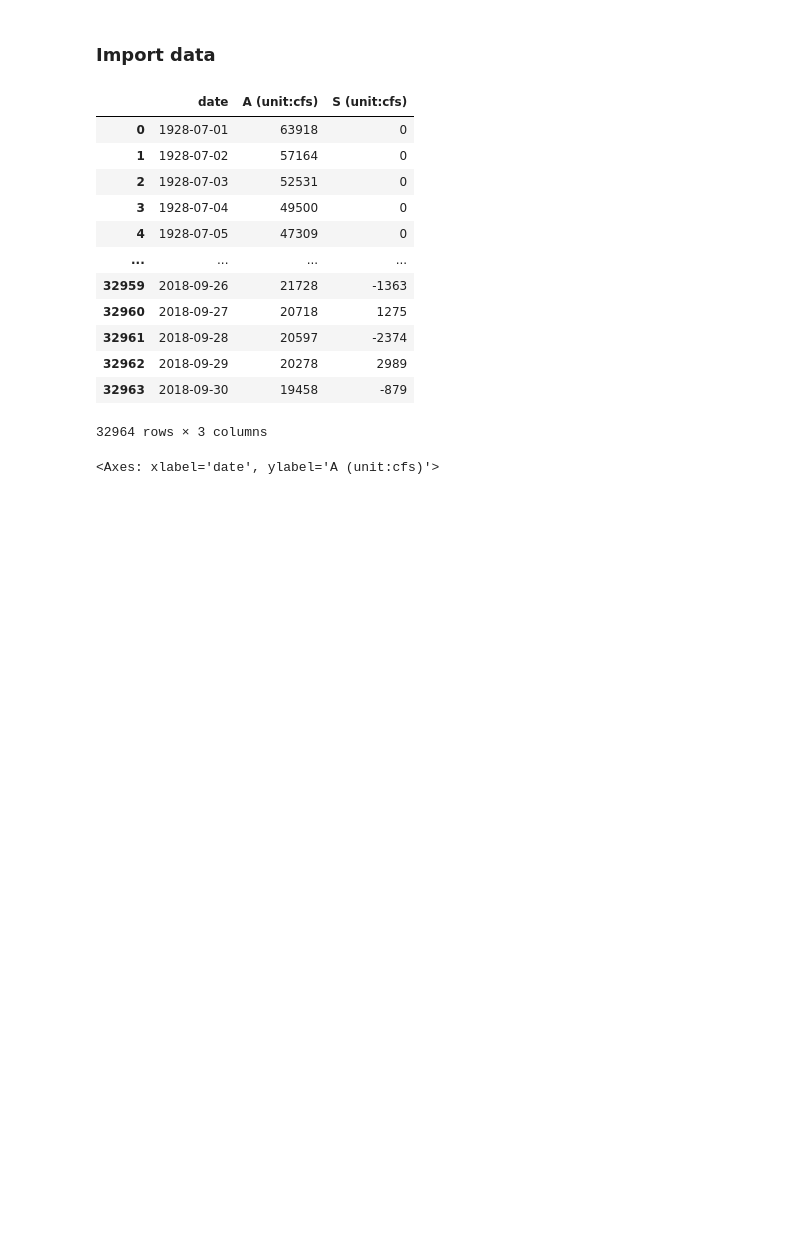
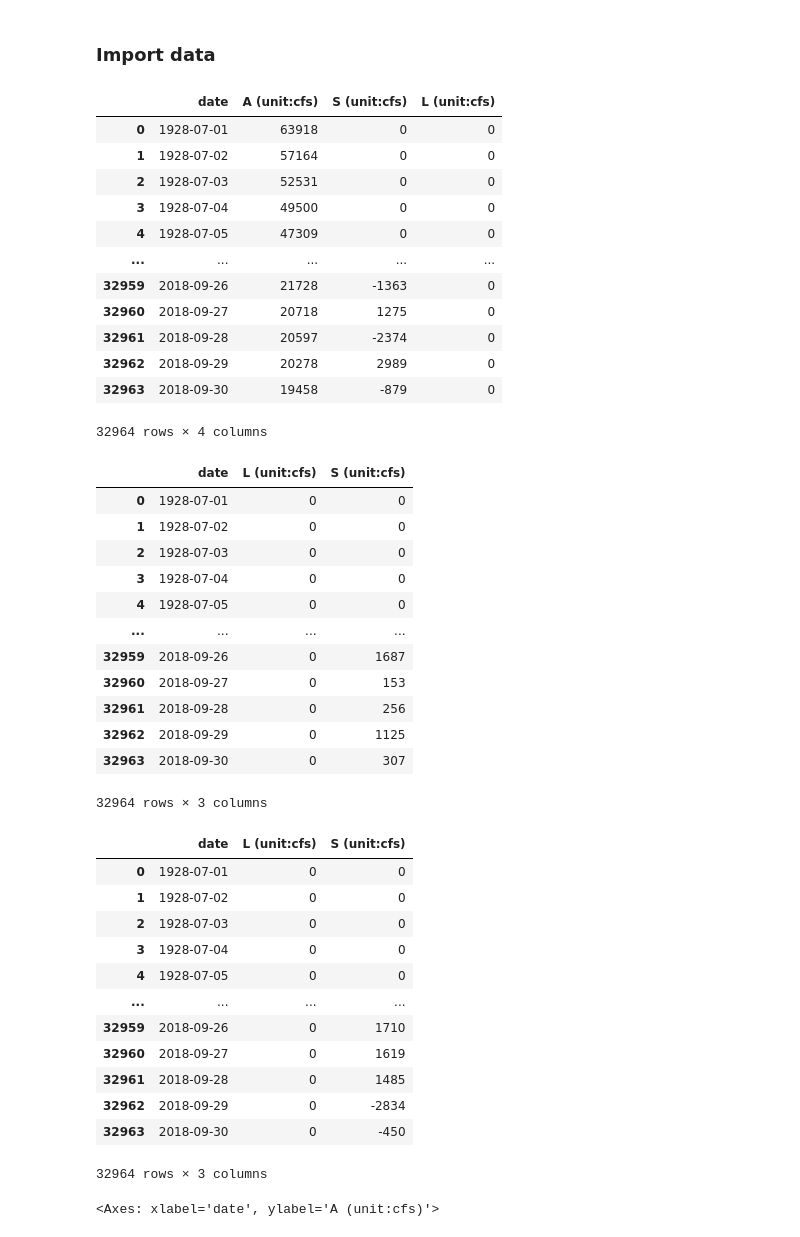
Before and after one commit to clairewang23/columbia_river_model, a Jupyter notebook: Model for Reservoir 3.ipynb, the cells around one changed output. Drawn from its saved outputs; the diff is of its cells as text; code cells hidden in the pictures; blank space fills up the shorter version.

Commit message:
worked on units

```diff
--- a/Model for Reservoir 3.ipynb
+++ b/Model for Reservoir 3.ipynb
@@ -15,47 +15,85 @@ from datetime import datetime
 # %%
 # import Lower Granite data
 
 #note that some of the tributary data has negative valuse that we should probably remove somwehere in this cell
 
-
 lower_granite_inflow = pd.read_csv('lowergraniteinflow.csv')
 lower_granite_storage = pd.read_csv('lowergranitestorage.csv')
+
+#no lower granite trib data
+lower_granite_trib = lower_granite_storage.drop('S (unit:cfs)', axis=1)
+lower_granite_trib['L (unit:cfs)'] = lower_granite_storage['S (unit:cfs)'].clip(lower=0, upper=0)
 lower_granite_data = lower_granite_inflow.merge(lower_granite_storage, how='inner', on=['date'])
+lower_granite_data = lower_granite_data.merge(lower_granite_trib, how='inner', on=['date'])
 lower_granite_data['date'] = pd.to_datetime(lower_granite_data['date'])
+display(lower_granite_data)
 
 # import Little Goose data
 little_goose_storage = pd.read_csv('littlegoosestorage.csv')
+
 #NO TRIB DATA FOR LITTLE GOOSE
-little_goose_data = little_goose_storage
+little_goose_trib = little_goose_storage.drop('S (unit:cfs)', axis=1)
+little_goose_trib['L (unit:cfs)'] = little_goose_storage['S (unit:cfs)'].clip(lower=0, upper=0)
+
+little_goose_data = little_goose_trib.merge(little_goose_storage, how='inner', on=['date'])
 little_goose_data['date'] = pd.to_datetime(little_goose_data['date'])
+display(little_goose_data)
 
 # import Lower Monumental data
 lower_monumental_storage = pd.read_csv('lowermonumentalstorage.csv')
 lower_monumental_trib = pd.read_csv('lowermontrib.csv')
+lower_monumental_trib['L (unit:cfs)'] = lower_monumental_trib['L (unit:cfs)'].clip(lower=0)
 lower_monumental_data = lower_monumental_trib.merge(lower_monumental_storage, how='inner', on=['date'])
 lower_monumental_data['date'] = pd.to_datetime(lower_monumental_data['date'])
 
 # import Ice Harbor data
 ice_harbor_storage = pd.read_csv('iceharborstorage.csv')
 ice_harbor_trib = pd.read_csv('iceharbortrib.csv')
+ice_harbor_trib['L (unit:cfs)'] = ice_harbor_trib['L (unit:cfs)'].clip(lower=0)
 ice_harbor_data = ice_harbor_trib.merge(ice_harbor_storage, how='inner', on=['date'])
 ice_harbor_data['date'] = pd.to_datetime(ice_harbor_data['date'])
 
-display(lower_granite_data)
+display(ice_harbor_data)
 # %% [output]
-|  | date | A (unit:cfs) | S (unit:cfs) |
-| 0 | 1928-07-01 | 63918 | 0 |
-| 1 | 1928-07-02 | 57164 | 0 |
-| 2 | 1928-07-03 | 52531 | 0 |
-| 3 | 1928-07-04 | 49500 | 0 |
-| 4 | 1928-07-05 | 47309 | 0 |
-| ... | ... | ... | ... |
-| 32959 | 2018-09-26 | 21728 | -1363 |
-| 32960 | 2018-09-27 | 20718 | 1275 |
-| 32961 | 2018-09-28 | 20597 | -2374 |
-| 32962 | 2018-09-29 | 20278 | 2989 |
-| 32963 | 2018-09-30 | 19458 | -879 |
+|  | date | A (unit:cfs) | S (unit:cfs) | L (unit:cfs) |
+| 0 | 1928-07-01 | 63918 | 0 | 0 |
+| 1 | 1928-07-02 | 57164 | 0 | 0 |
+| 2 | 1928-07-03 | 52531 | 0 | 0 |
+| 3 | 1928-07-04 | 49500 | 0 | 0 |
+| 4 | 1928-07-05 | 47309 | 0 | 0 |
+| ... | ... | ... | ... | ... |
+| 32959 | 2018-09-26 | 21728 | -1363 | 0 |
+| 32960 | 2018-09-27 | 20718 | 1275 | 0 |
+| 32961 | 2018-09-28 | 20597 | -2374 | 0 |
+| 32962 | 2018-09-29 | 20278 | 2989 | 0 |
+| 32963 | 2018-09-30 | 19458 | -879 | 0 |
-32964 rows × 3 columns
+32964 rows × 4 columns
+|  | date | L (unit:cfs) | S (unit:cfs) |
+| 0 | 1928-07-01 | 0 | 0 |
+| 1 | 1928-07-02 | 0 | 0 |
+| 2 | 1928-07-03 | 0 | 0 |
+| 3 | 1928-07-04 | 0 | 0 |
+| 4 | 1928-07-05 | 0 | 0 |
+| ... | ... | ... | ... |
+| 32959 | 2018-09-26 | 0 | 1687 |
+| 32960 | 2018-09-27 | 0 | 153 |
+| 32961 | 2018-09-28 | 0 | 256 |
+| 32962 | 2018-09-29 | 0 | 1125 |
+| 32963 | 2018-09-30 | 0 | 307 |
+32964 rows × 3 columns
+|  | date | L (unit:cfs) | S (unit:cfs) |
+| 0 | 1928-07-01 | 0 | 0 |
+| 1 | 1928-07-02 | 0 | 0 |
+| 2 | 1928-07-03 | 0 | 0 |
+| 3 | 1928-07-04 | 0 | 0 |
+| 4 | 1928-07-05 | 0 | 0 |
+| ... | ... | ... | ... |
+| 32959 | 2018-09-26 | 0 | 1710 |
+| 32960 | 2018-09-27 | 0 | 1619 |
+| 32961 | 2018-09-28 | 0 | 1485 |
+| 32962 | 2018-09-29 | 0 | -2834 |
+| 32963 | 2018-09-30 | 0 | -450 |
+32964 rows × 3 columns
 # %%
 #plot LGR inflow
 sns.lineplot(x='date', y='A (unit:cfs)', data=lower_granite_data)
```
Also changed, not shown: parts of 11 cells of this notebook, 3 other files.
